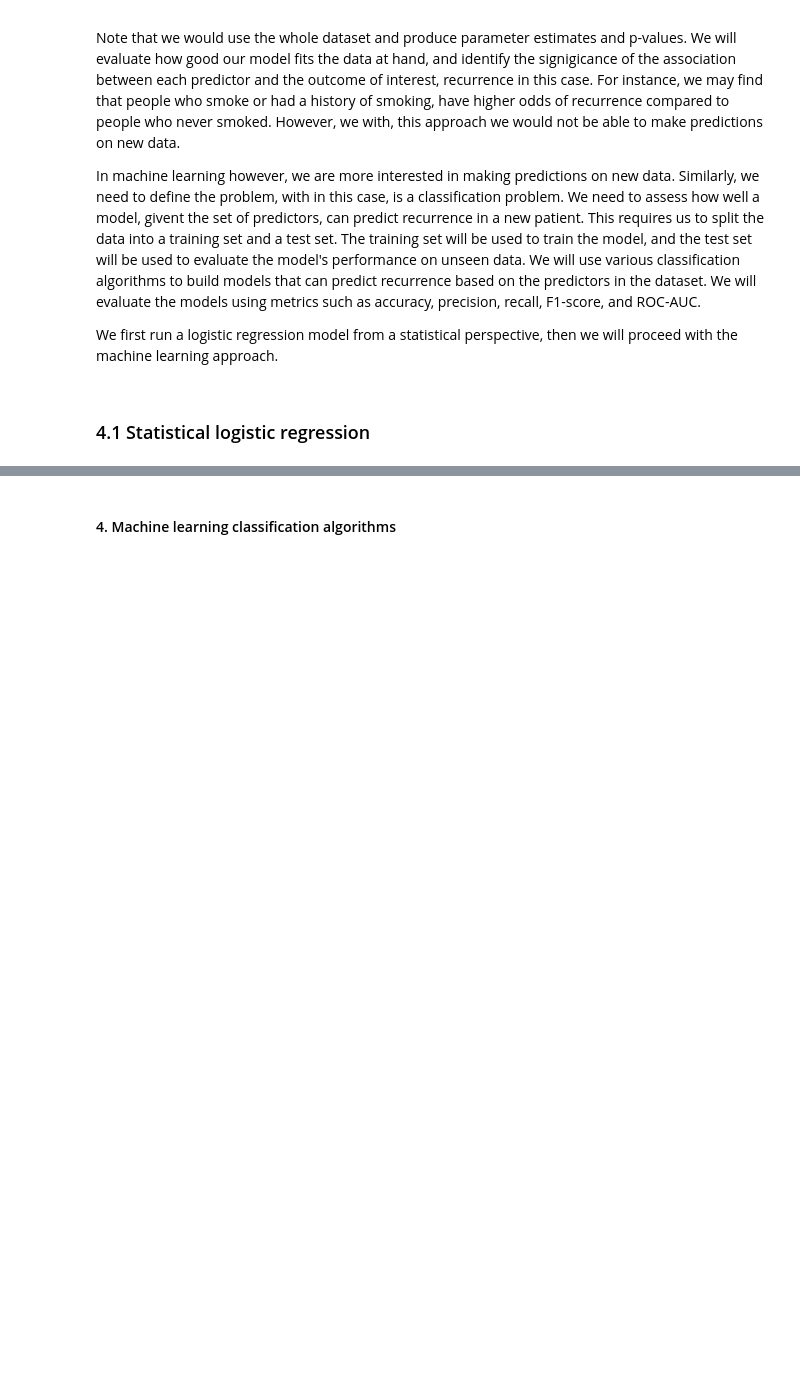
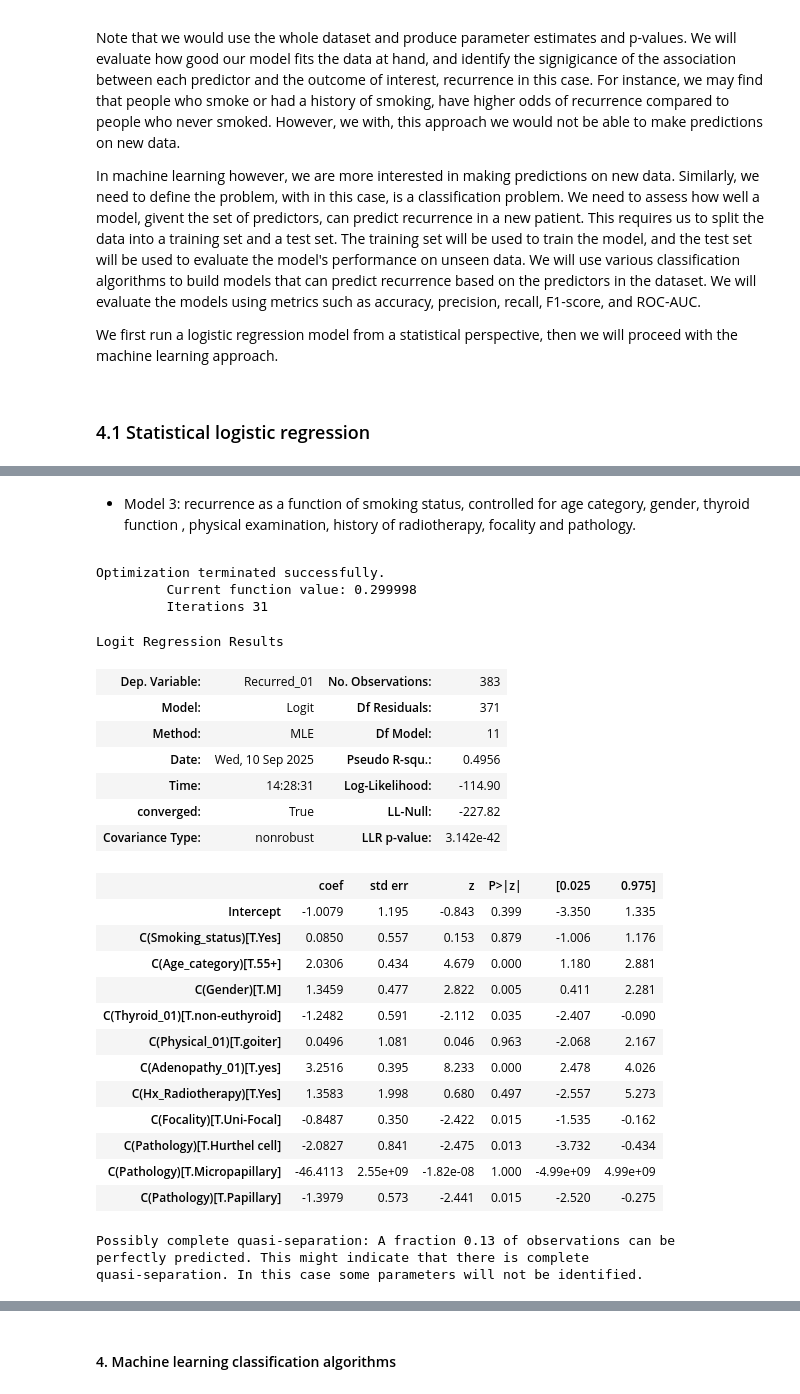
Before and after one commit to andrewnana/Python-Machine-Learning, a Jupyter notebook: Thyroid-cancer-recurrence.ipynb, the cells around one changed output, grey strips where cells are left out. Cells and saved outputs as stored; diff of their text form; code cells hidden in the pictures; blank space fills up the shorter version.

```diff
--- a/Thyroid-cancer-recurrence.ipynb
+++ b/Thyroid-cancer-recurrence.ipynb
@@ -681,0 +651,41 @@ quasi-separation. In this case some parameters will not be identified.
+# %% [markdown]
+<span style=font-size:14px>
+
+- Model 3: recurrence as a function of smoking status, controlled for age category, gender, thyroid function , physical examination, history of radiotherapy, focality and pathology.
+# %%
+formula3 = (
+    "Recurred_01 ~ C(Smoking_status) + C(Age_category) + C(Gender) + "
+    "C(Thyroid_01) + C(Physical_01) + C(Adenopathy_01) + C(Hx_Radiotherapy) + C(Focality) + "
+    "C(Pathology)"
+)
+
+log_model3 = smf.logit(formula=formula3, data=tcr_log).fit()
+log_model3.summary()
+# %% [output]
+Optimization terminated successfully.
+         Current function value: 0.299998
+         Iterations 31
+Logit Regression Results
+| Dep. Variable: | Recurred_01 | No. Observations: | 383 |
+| Model: | Logit | Df Residuals: | 371 |
+| Method: | MLE | Df Model: | 11 |
+| Date: | Wed, 10 Sep 2025 | Pseudo R-squ.: | 0.4956 |
+| Time: | 14:28:31 | Log-Likelihood: | -114.90 |
+| converged: | True | LL-Null: | -227.82 |
+| Covariance Type: | nonrobust | LLR p-value: | 3.142e-42 |
+|  | coef | std err | z | P>|z| | [0.025 | 0.975] |
+| Intercept | -1.0079 | 1.195 | -0.843 | 0.399 | -3.350 | 1.335 |
+| C(Smoking_status)[T.Yes] | 0.0850 | 0.557 | 0.153 | 0.879 | -1.006 | 1.176 |
+| C(Age_category)[T.55+] | 2.0306 | 0.434 | 4.679 | 0.000 | 1.180 | 2.881 |
+| C(Gender)[T.M] | 1.3459 | 0.477 | 2.822 | 0.005 | 0.411 | 2.281 |
+| C(Thyroid_01)[T.non-euthyroid] | -1.2482 | 0.591 | -2.112 | 0.035 | -2.407 | -0.090 |
+| C(Physical_01)[T.goiter] | 0.0496 | 1.081 | 0.046 | 0.963 | -2.068 | 2.167 |
+| C(Adenopathy_01)[T.yes] | 3.2516 | 0.395 | 8.233 | 0.000 | 2.478 | 4.026 |
+| C(Hx_Radiotherapy)[T.Yes] | 1.3583 | 1.998 | 0.680 | 0.497 | -2.557 | 5.273 |
+| C(Focality)[T.Uni-Focal] | -0.8487 | 0.350 | -2.422 | 0.015 | -1.535 | -0.162 |
+| C(Pathology)[T.Hurthel cell] | -2.0827 | 0.841 | -2.475 | 0.013 | -3.732 | -0.434 |
+| C(Pathology)[T.Micropapillary] | -46.4113 | 2.55e+09 | -1.82e-08 | 1.000 | -4.99e+09 | 4.99e+09 |
+| C(Pathology)[T.Papillary] | -1.3979 | 0.573 | -2.441 | 0.015 | -2.520 | -0.275 |
+Possibly complete quasi-separation: A fraction 0.13 of observations can be
+perfectly predicted. This might indicate that there is complete
+quasi-separation. In this case some parameters will not be identified.
```
Also changed, not shown: parts of 42 cells of this notebook.
